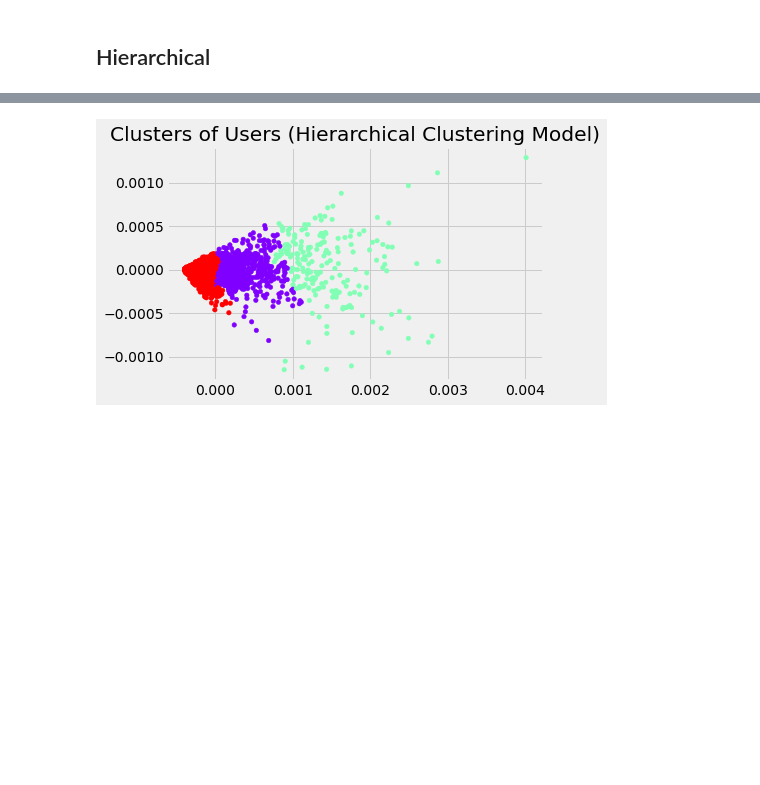
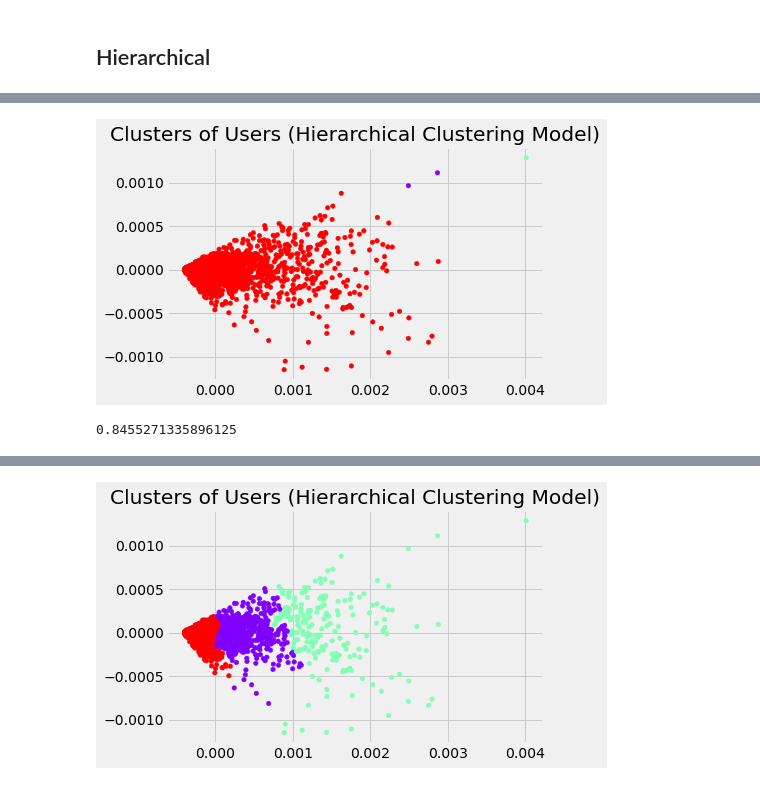
Before and after one commit to fajarzuhrihadiyanto/tugas-clustering, a Jupyter notebook: notebooks/main.ipynb, the cells around one changed output, grey strips where cells are left out. Saved outputs shown, nothing was run; the diff lists cells and outputs as text; code cells hidden in the pictures; blank space fills up the shorter version.

Commit message:
feat: add agglomerative clustering for each linkage method

```diff
--- a/notebooks/main.ipynb
+++ b/notebooks/main.ipynb
@@ -282,3 +282,30 @@ plt.show()
 [figure]
 [figure]
 [figure]
+# %%
+#4 Fitting hierarchical clustering to the buddymove dataset
+# There are two algorithms for hierarchical clustering: Agglomerative Hierarchical Clustering and
+# Divisive Hierarchical Clustering. We choose Euclidean distance and ward method for our
+# algorithm class
+hc = AgglomerativeClustering(n_clusters = 3, affinity = 'euclidean', linkage ='single')
+
+# Lets try to fit the hierarchical clustering algorithm  to dataset X while creating the
+# clusters vector that tells for each users which cluster the users belongs to.
+
+y_hc=hc.fit_predict(X)
+
+#5 Visualizing the clusters. This code is similar to k-means visualization code.
+#We only replace the y_kmeans vector name to y_hc for the hierarchical clustering
+
+plt.scatter(X[:,0], X[:,1], c=hc.labels_, s=20, cmap='rainbow')
+plt.title('Clusters of Users (Hierarchical Clustering Model)')
+
+plt.show()
+# %% [output]
+[figure, added]
+# %%
+from sklearn.metrics import silhouette_score
+score = silhouette_score(X,y_hc)
+print(score)
+# %% [output]
+0.8455271335896125
```
Also changed, not shown: parts of 5 cells of this notebook.
